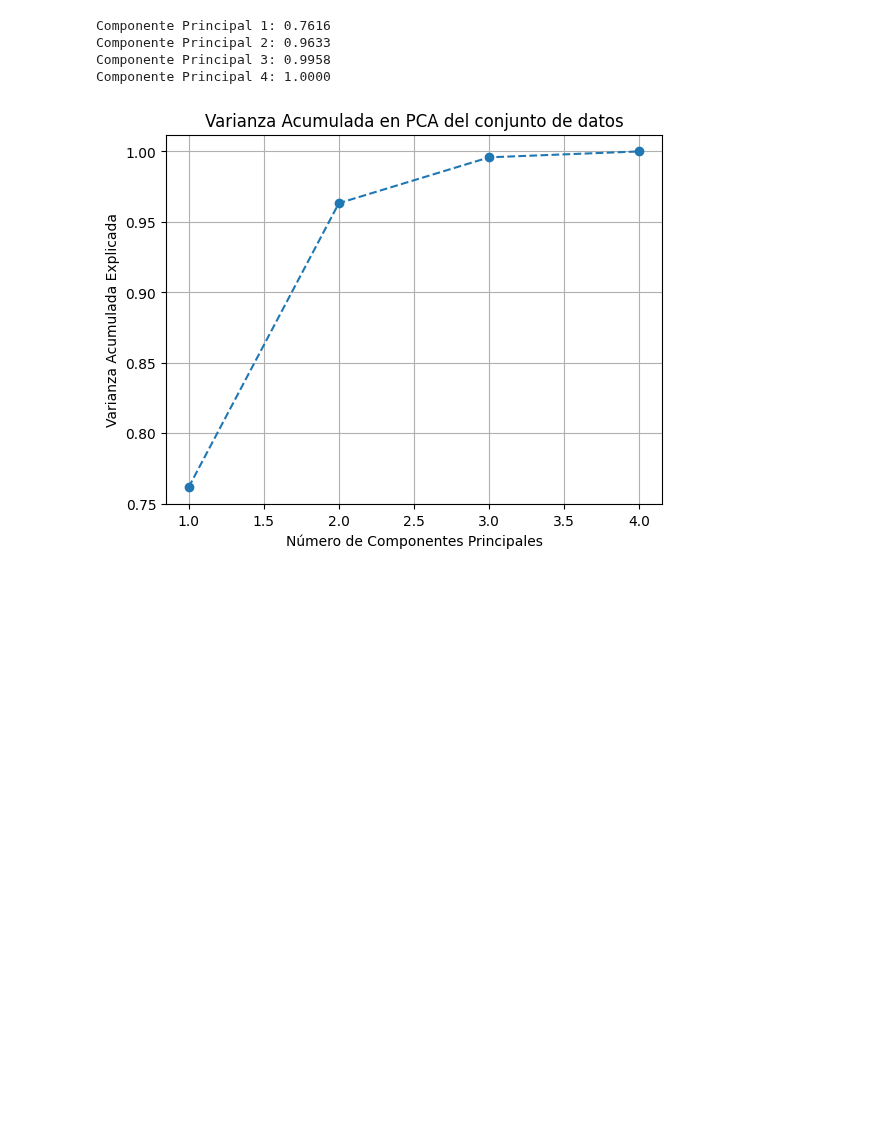
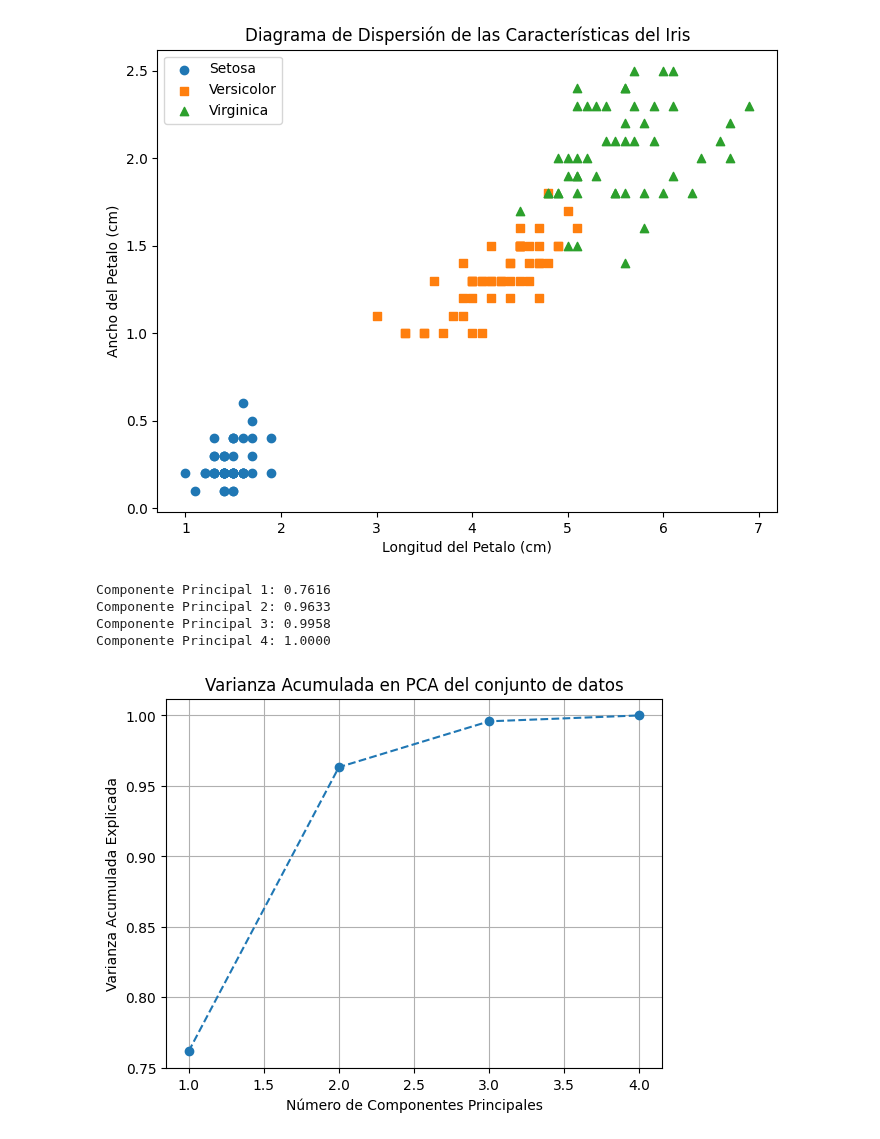
Before and after one commit to DiegoCastr00/VisionArtificial, a Jupyter notebook: MinimunClass.ipynb, the cells around one changed output. Cells and saved outputs as stored; diff of their text form; code cells hidden in the pictures; blank space fills up the shorter version.

```diff
--- a/MinimunClass.ipynb
+++ b/MinimunClass.ipynb
@@ -1,21 +1,36 @@
 # %%
 from sklearn.datasets import load_iris
 from sklearn.metrics import confusion_matrix
 from sklearn.model_selection import train_test_split
 from sklearn.metrics import accuracy_score
 import numpy as np
 from sklearn.datasets import load_iris
 from dimension import PCA, PCA_varianza
 from Clasificadores import MDC
 from sklearn.manifold import TSNE
 import matplotlib.pyplot as plt
 import seaborn as sns
 from datos import divide
 
 
 
 
 iris = load_iris()
+
+X = iris.data
+y = iris.target
+
+plt.figure(figsize=(8, 6))
+plt.scatter(X[y == 0, 2], X[y == 0, 3], label='Setosa', marker='o')
+plt.scatter(X[y == 1, 2], X[y == 1, 3], label='Versicolor', marker='s')
+plt.scatter(X[y == 2, 2], X[y == 2, 3], label='Virginica', marker='^')
+plt.xlabel('Longitud del Petalo (cm)')
+plt.ylabel('Ancho del Petalo (cm)')
+plt.title('Diagrama de Dispersión de las Características del Iris')
+plt.legend()
+plt.show()
+# %% [output]
+[figure, added]
 # %%
 data = iris.data[:100, :]  # Tomar solo los primeros 100 datos
 target = iris.target[:100]
```
Also changed, not shown: parts of 3 cells of this notebook.
